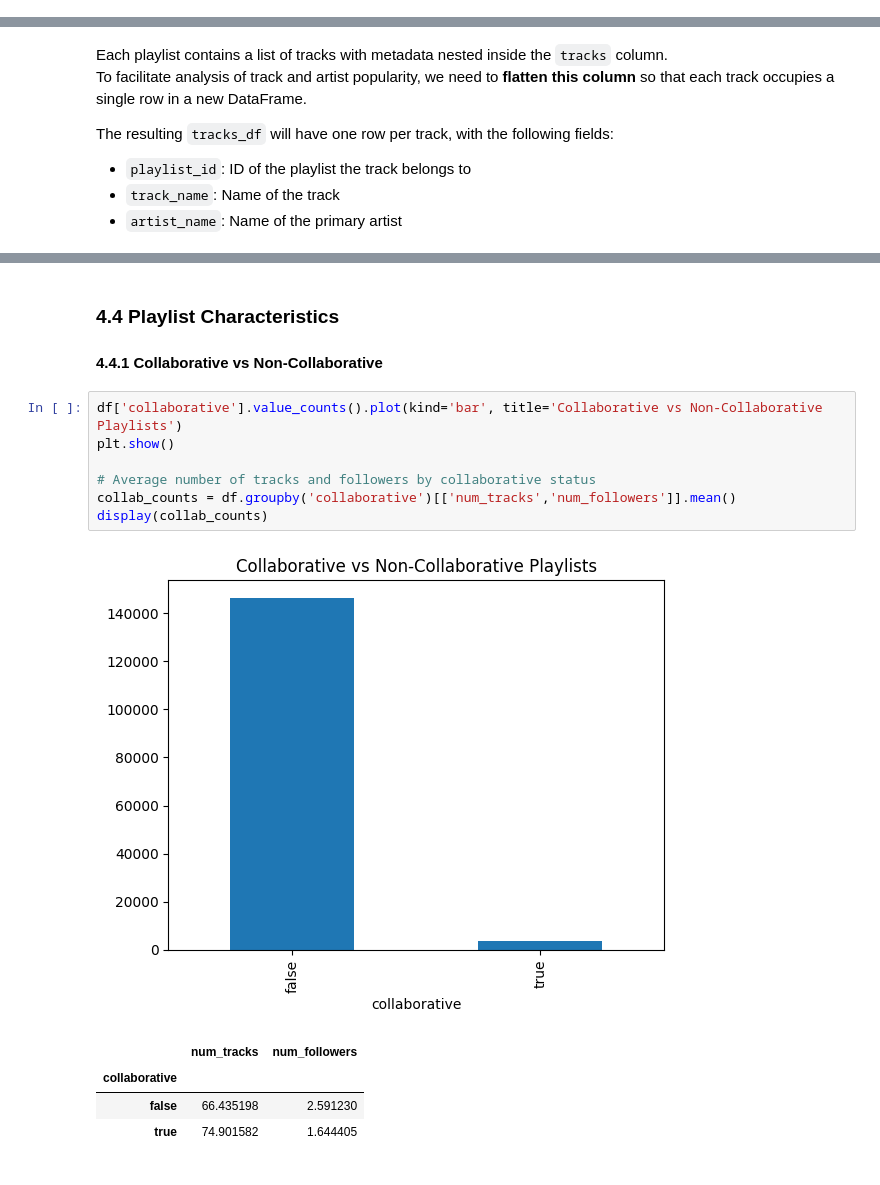
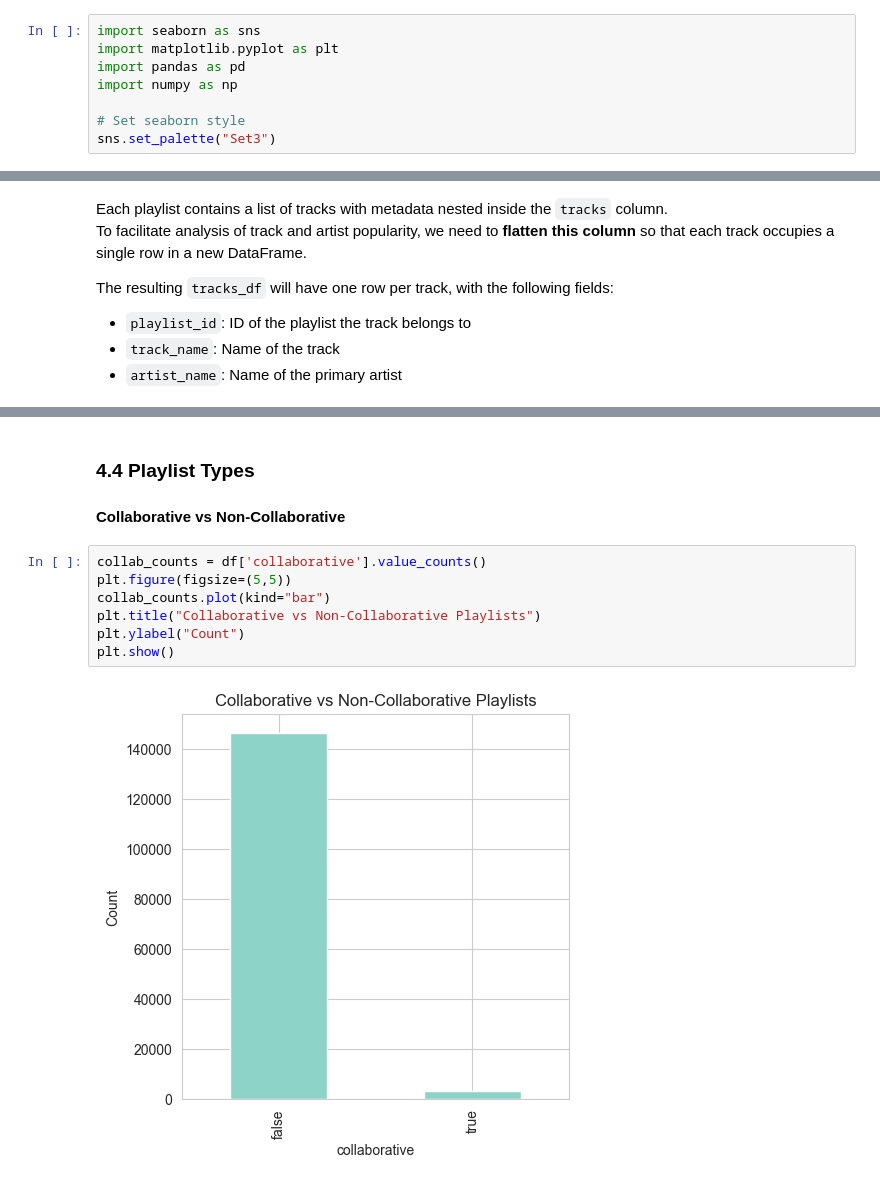
Before and after one commit to MVasquez95/Spotify-Recommender-System, a Jupyter notebook: notebooks/01_EDA.ipynb, the cells around one changed output, grey strips where cells are left out. Cells and saved outputs as stored; diff of their text form.

```diff
--- a/notebooks/01_EDA.ipynb
+++ b/notebooks/01_EDA.ipynb
@@ -60,0 +59,8 @@ This analysis will provide the foundation for building our baseline and advanced
+# %%
+import seaborn as sns
+import matplotlib.pyplot as plt
+import pandas as pd
+import numpy as np
+
+# Set seaborn style
+sns.set_palette("Set3")
@@ -164,16 +163,12 @@ for col in ['num_followers','num_edits']:
 # %% [markdown]
-### 4.4 Playlist Characteristics
-#### 4.4.1 Collaborative vs Non-Collaborative
+### 4.4 Playlist Types
+#### Collaborative vs Non-Collaborative
 # %%
-df['collaborative'].value_counts().plot(kind='bar', title='Collaborative vs Non-Collaborative Playlists')
+collab_counts = df['collaborative'].value_counts()
+plt.figure(figsize=(5,5))
+collab_counts.plot(kind="bar")
+plt.title("Collaborative vs Non-Collaborative Playlists")
+plt.ylabel("Count")
 plt.show()
-
-# Average number of tracks and followers by collaborative status
-collab_counts = df.groupby('collaborative')[['num_tracks','num_followers']].mean()
-display(collab_counts)
 # %% [output]
-[figure, old version]
+[figure, new version]
-|  | num_tracks | num_followers |
-| collaborative |  |  |
-| false | 66.435198 | 2.591230 |
-| true | 74.901582 | 1.644405 |
```
Also changed, not shown: parts of 27 cells of this notebook.
